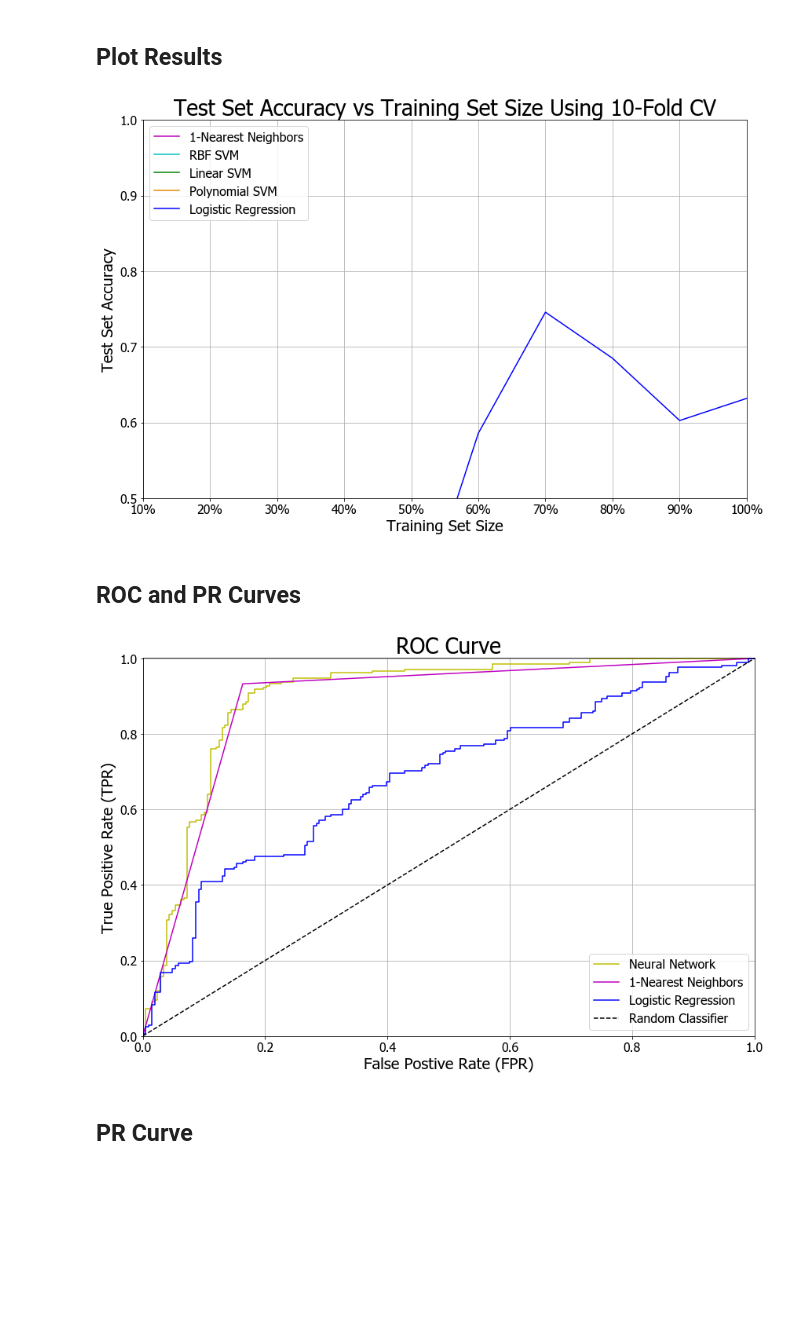
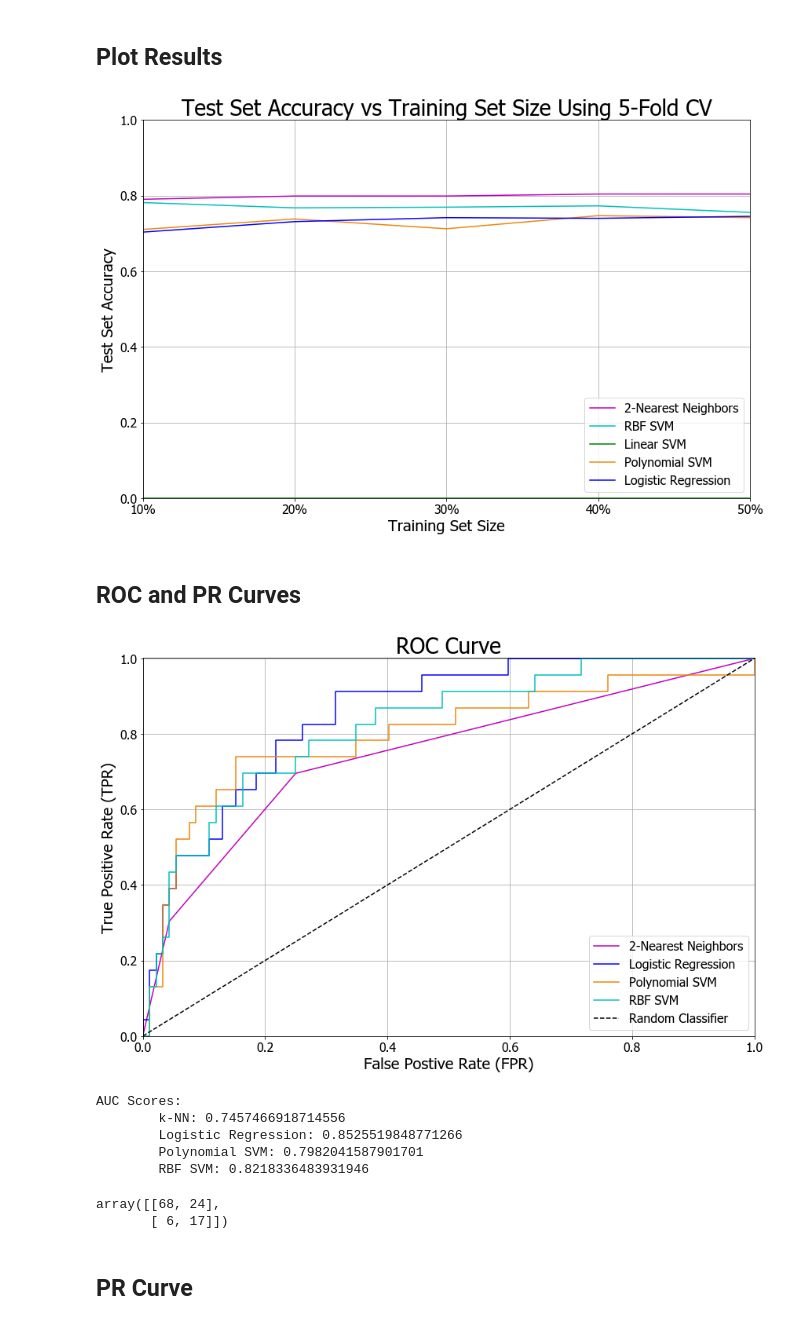
Before and after one commit to acnagle/CLA-Project, a Jupyter notebook: Code/Model_Evaluation.ipynb, the cells around one changed output. Cells and saved outputs as stored; diff of their text form; code cells hidden in the pictures; blank space fills up the shorter version.

Commit message:
created data visualization; fixed error in data processing

```diff
--- a/Code/Model_Evaluation.ipynb
+++ b/Code/Model_Evaluation.ipynb
@@ -157,24 +193,26 @@ linear_svc = svm.LinearSVC(
 )
 # %%
 rbf_svc = svm.SVC(
-    C=1000,
+    C=100,
     kernel="rbf",
     gamma="auto",
     probability=False,
     shrinking=True,
+    class_weight='balanced',
     tol=0.0001,
     verbose=False,
     max_iter=-1,
 )
 # %%
 poly_svc = svm.SVC(
-    C=1,
+    C=100,
     kernel="poly",
-    degree=5,
+    degree=4,
     gamma="auto",
     coef0=1,
     probability=False,
     shrinking=True,
+    class_weight='balanced',
     tol=0.0001,
     verbose=False,
     max_iter=-1,
@@ -183,15 +221,15 @@ poly_svc = svm.SVC(
 ### Logistic Regression
 # %%
 logistic = LogisticRegression(
-#     penalty="l2",
+#    penalty='l1',
     dual=False,
     tol=0.0001,
-    C=1,
+    C=20,
     fit_intercept=True,
     intercept_scaling=1,
-    class_weight=weight,
+    class_weight='balanced',
     random_state=None,
-    solver="liblinear",
+    solver='liblinear',
     max_iter=1000,
     verbose=False,
     warm_start=False
@@ -204,6 +249,7 @@ logistic = LogisticRegression(
 # %% [markdown]
 ### K-Nearest Neighbors
 # %%
+k = 2
 knn = KNeighborsClassifier(
     n_neighbors=k,
     weights="uniform",
@@ -376,25 +372,25 @@ Fold #:  1 2 3 4 5 6 7 8 9 10
 # %%
 folds = [i+1 for i in range(num_splits)]
 
 plt.figure(figsize=(12, 8))
 plt.plot(folds, knn_acc, color="m", label=str(k) + "-Nearest Neighbors")
 plt.plot(folds, rbf_svc_acc, color="c", label="RBF SVM")
 plt.plot(folds, linear_svc_acc, color="g", label="Linear SVM")
 plt.plot(folds, poly_svc_acc, color="#ed870b", label="Polynomial SVM")
 plt.plot(folds, logistic_acc, color="b", label="Logistic Regression")
 # plt.plot(folds, LS_acc, color="r", label="Least Squares")
 plt.xlabel("Training Set Size", fontsize=20)
 plt.xticks(np.arange(num_subsets)+1, ("10%", "20%", "30%", "40%", "50%", "60%", "70%", "80%", "90%", "100%"), fontsize=16)
 plt.yticks(fontsize=16)
 plt.ylabel("Test Set Accuracy", fontsize=20)
-plt.title("Test Set Accuracy vs Training Set Size Using 10-Fold CV", fontsize=28)
-plt.axis([1, num_splits, 0.5, 1])
-plt.legend(loc="upper left", prop={"size": 16})
+plt.title("Test Set Accuracy vs Training Set Size Using " + str(num_splits) + "-Fold CV", fontsize=28)
+plt.axis([1, num_splits, 0, 1])
+plt.legend(loc="lower right", prop={"size": 16})
 plt.tight_layout()
 plt.grid(True)
-plt.savefig("learning-curve.png", dpi=300)
+#plt.savefig("learning-curve.png", dpi=300)
 # %% [output]
-[figure, old version]
+[figure, new version]
 # %% [markdown]
 ## ROC and PR Curves
 # %%
@@ -418,12 +414,14 @@ labels = labels.numpy()
 # %%
-net_fpr, net_tpr, _ = roc_curve(labels, conf, pos_label=1)
-knn_fpr, knn_tpr, _ = roc_curve(y_test_curve, knn_prob, pos_label=1)
-logistic_fpr, logistic_tpr, _ = roc_curve(y_test_curve, logistic_prob, pos_label=1)
+knn_fpr, knn_tpr, _ = roc_curve(y_test, knn_prob, pos_label=1)
+logistic_fpr, logistic_tpr, _ = roc_curve(y_test, logistic_prob, pos_label=1)
+poly_fpr, poly_tpr, _ = roc_curve(y_test, poly_svc.decision_function(X_test), pos_label=1)
+rbf_fpr, rbf_tpr, _ = roc_curve(y_test, rbf_svc.decision_function(X_test), pos_label=1)
 
 plt.figure(figsize=(12, 8))
-plt.plot(net_fpr, net_tpr, color="y", label="Neural Network")
 plt.plot(knn_fpr, knn_tpr, color="m", label=str(k) + "-Nearest Neighbors")
 plt.plot(logistic_fpr, logistic_tpr, "b", label="Logistic Regression")
+plt.plot(poly_fpr, poly_tpr, "#ed870b", label="Polynomial SVM")
+plt.plot(rbf_fpr, rbf_tpr, "c", label="RBF SVM")
 plt.plot(0.1*np.arange(12), 0.1*np.arange(12), color="k", linestyle="dashed", label="Random Classifier")
 plt.xlabel("False Postive Rate (FPR)", fontsize=20)
 plt.ylabel("True Positive Rate (TPR)", fontsize=20)
@@ -434,14 +432,26 @@ plt.title("ROC Curve", fontsize=28)
 plt.legend(loc="lower right", prop={"size": 16})
 plt.tight_layout()
 plt.grid(True)
-plt.savefig("roc-curve.png", dpi=300)
+#savefig("roc-curve.png", dpi=300)
 # %% [output]
-[figure, old version]
+[figure, new version]
 # %%
 print("AUC Scores:")
-print("\tNeural Networks:", roc_auc_score(labels, conf))
-print("\tk-NN:", roc_auc_score(y_test_curve, knn_prob))
-print("\tLogistic Regression:", roc_auc_score(y_test_curve, logistic_prob))
+print("\tk-NN:", roc_auc_score(y_test, knn_prob))
+print("\tLogistic Regression:", roc_auc_score(y_test, logistic_prob))
+print("\tPolynomial SVM:", roc_auc_score(y_test, poly_svc.decision_function(X_test)))
+print("\tRBF SVM:", roc_auc_score(y_test, rbf_svc.decision_function(X_test)))
+# %% [output]
+AUC Scores:
+        k-NN: 0.7457466918714556
+        Logistic Regression: 0.8525519848771266
+        Polynomial SVM: 0.7982041587901701
+        RBF SVM: 0.8218336483931946
+# %%
+confusion_matrix(y_true=y_test, y_pred=rbf_svc_pred)
+# %% [output]
+array([[68, 24],
+       [ 6, 17]])
 # %% [markdown]
 ## PR Curve
 # %%
```
Also changed, not shown: parts of 25 cells of this notebook, 4 other files.
